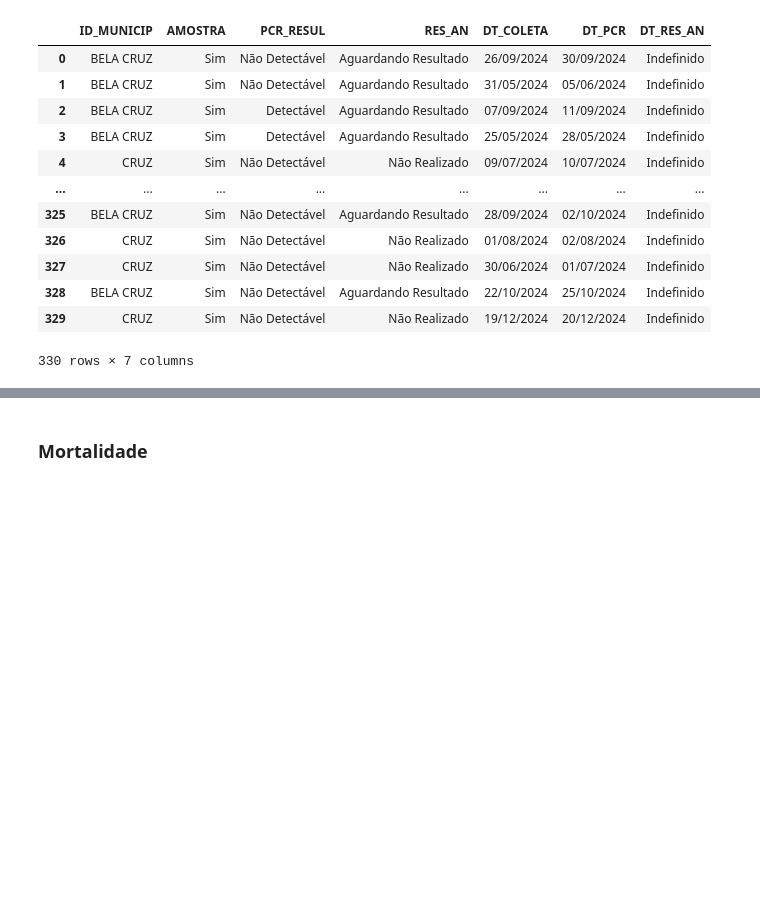
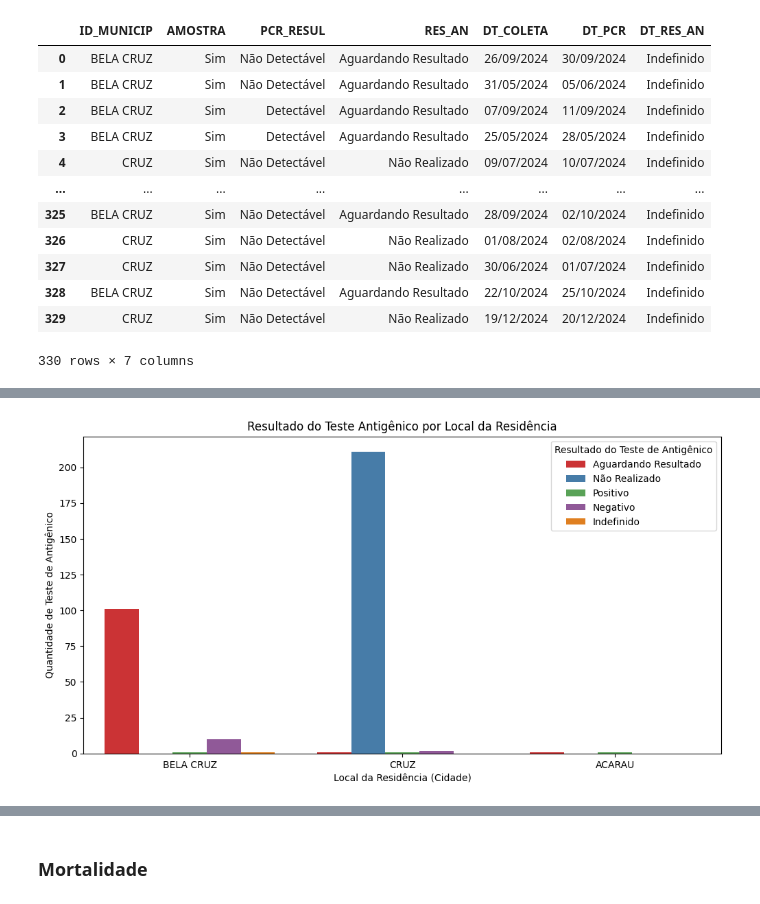
Before and after one commit to vitormunnizz/casos_gripe_ce, a Jupyter notebook: gripe.ipynb, the cells around one changed output, grey strips where cells are left out. Drawn from its saved outputs; the diff is of its cells as text; code cells hidden in the pictures; blank space fills up the shorter version.

```diff
--- a/gripe.ipynb
+++ b/gripe.ipynb
@@ -325,0 +382,12 @@ df_filtrado_vig_lab
+# %%
+# Gráfico de Distribuição por Sexo por Local de Residência
+plt.figure(figsize=(12, 6))
+sns.countplot(data=df_filtrado_vig_lab, x='ID_MUNICIP', hue='RES_AN', palette='Set1')
+plt.title('Resultado do Teste Antigênico por Local da Residência')
+plt.xlabel('Local da Residência (Cidade)')
+plt.ylabel('Quantidade de Teste de Antigênico')
+plt.xticks(rotation=0)
+plt.legend(title='Resultado do Teste de Antigênico')
+plt.show()
+# %% [output]
+[figure, added]
```
Also changed, not shown: parts of 7 cells of this notebook.
